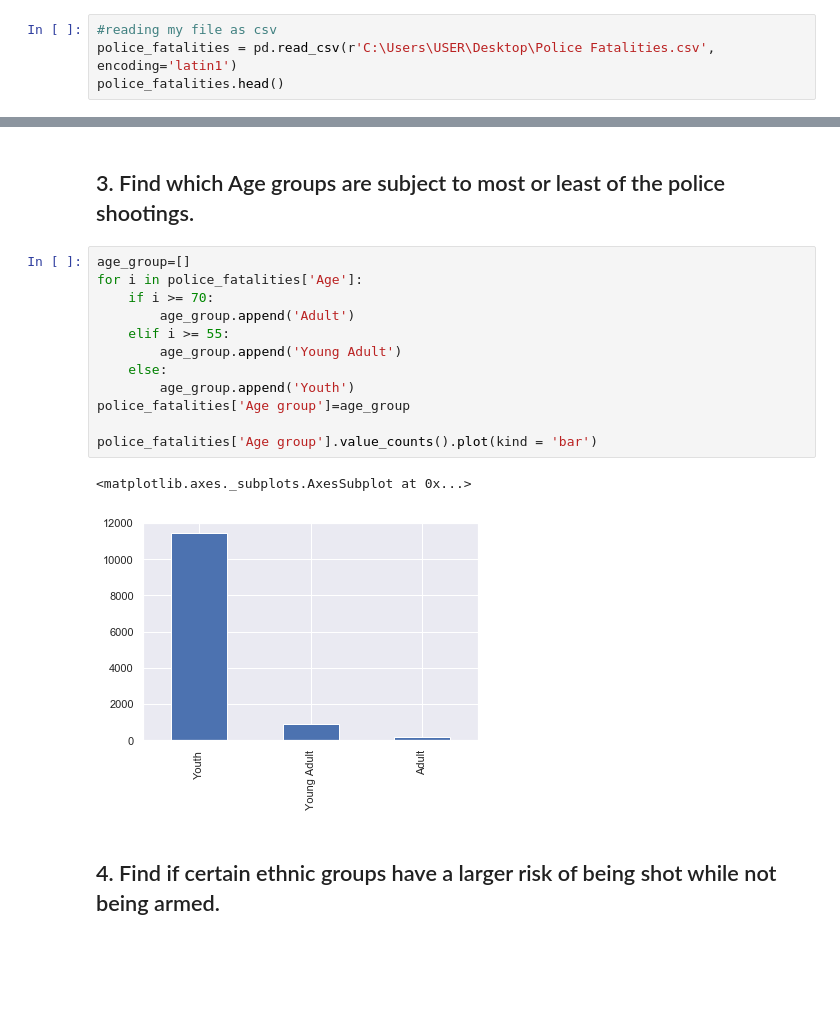
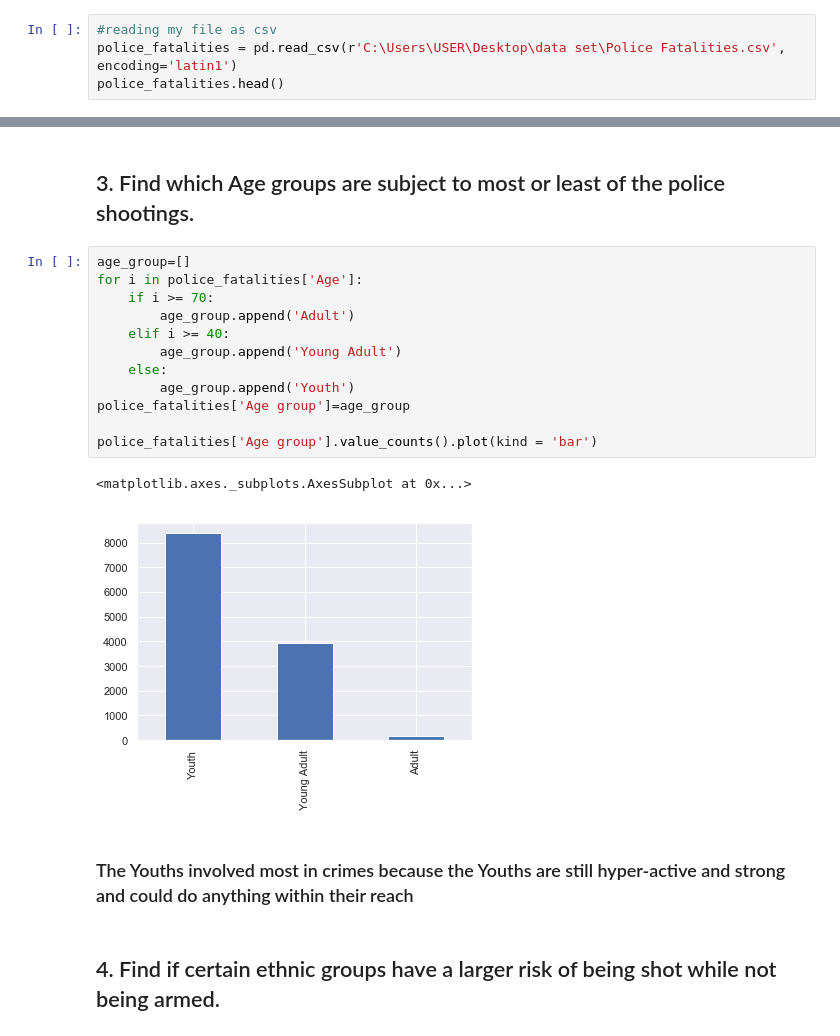
Before and after one commit to molux-gr/Police-Fatalities, a Jupyter notebook: Police_fatalities.ipynb, the cells around one changed output, grey strips where cells are left out. Cells and saved outputs as stored; diff of their text form; blank space fills up the shorter version.

```diff
--- a/Police_fatalities.ipynb
+++ b/Police_fatalities.ipynb
@@ -46,7 +44,7 @@ import seaborn as sns
 sns.set()
 # %%
 #reading my file as csv
-police_fatalities = pd.read_csv(r'C:\Users\USER\Desktop\Police Fatalities.csv', encoding='latin1')
+police_fatalities = pd.read_csv(r'C:\Users\USER\Desktop\data set\Police Fatalities.csv', encoding='latin1')
 police_fatalities.head()
 # %% [output]
 |  | UID | Name | Age | Gender | Race | Date | City | State | Manner_of_death | Armed | ... |
@@ -119,18 +131,20 @@ police_fatalities['Months'].value_counts().sort_index().plot(color='purple', mar
 # %%
 age_group=[]
 for i in police_fatalities['Age']:
     if i >= 70:
         age_group.append('Adult')
-    elif i >= 55:
+    elif i >= 40:
         age_group.append('Young Adult')
     else:
         age_group.append('Youth')
 police_fatalities['Age group']=age_group
 
 police_fatalities['Age group'].value_counts().plot(kind = 'bar')
 # %% [output]
 <matplotlib.axes._subplots.AxesSubplot at 0x...>
-[figure, old version]
+[figure, new version]
+# %% [markdown]
+### The Youths involved most in crimes because the Youths are still hyper-active and strong and could do anything within their reach
 # %% [markdown]
 ## 4. Find if certain ethnic groups have a larger risk of being shot while not being armed.
 # %%
```
Also changed, not shown: parts of 7 cells of this notebook.
